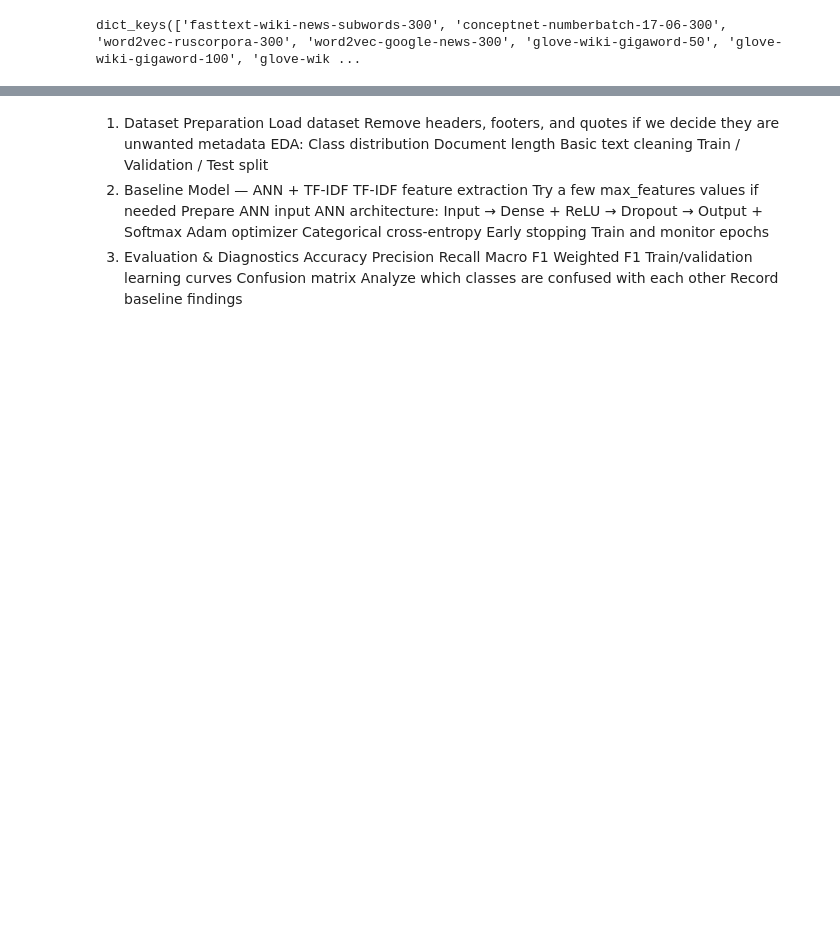
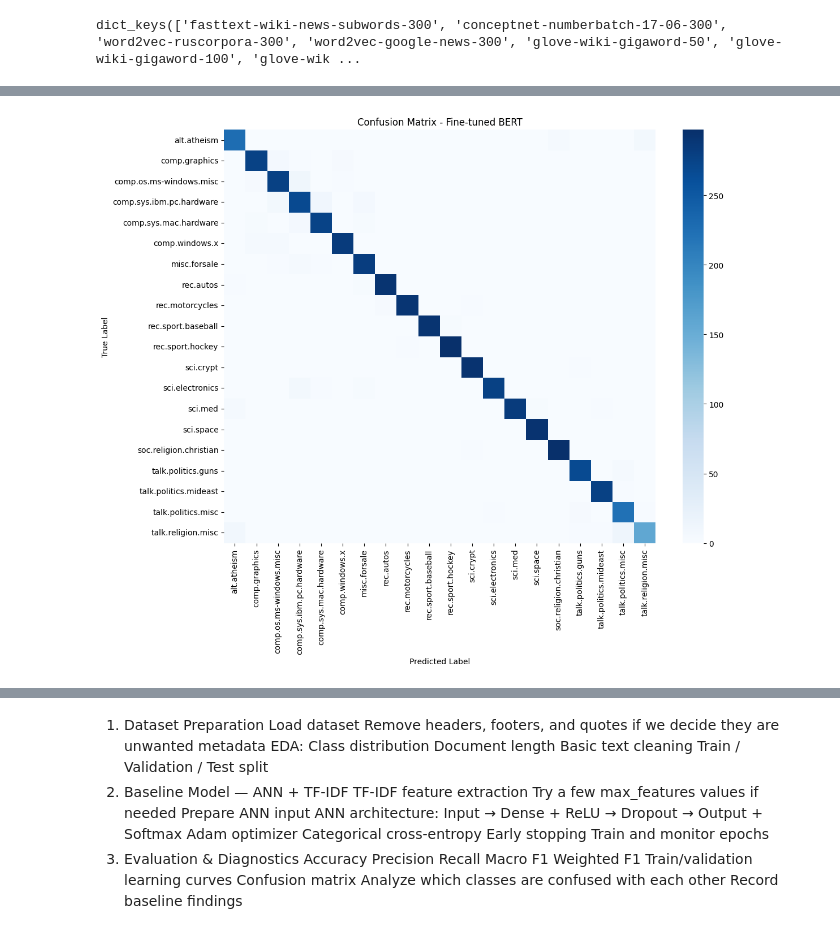
Before and after one commit to fatimahirshad/Sprint-03, a Jupyter notebook: nlp-assignment-2.ipynb, the cells around one changed output, grey strips where cells are left out. Cells and saved outputs as stored; diff of their text form; code cells hidden in the pictures; blank space fills up the shorter version.

```diff
--- a/nlp-assignment-2.ipynb
+++ b/nlp-assignment-2.ipynb
@@ -1367,0 +2141,11 @@ print("Embedding dimension:", fasttext_model.vector_size)
+# %%
+# 7.5 Optimizer for BERT fine-tuning
+
+from torch.optim import AdamW
+
+optimizer = AdamW(
+    finetune_model.parameters(),
+    lr=2e-5
+)
+
+print("Optimizer ready")
@@ -1367,0 +2315,25 @@ print("Embedding dimension:", fasttext_model.vector_size)
+# %%
+# 7.8 Confusion Matrix - Fine-tuned BERT
+
+cm_bert = confusion_matrix(
+    all_labels,
+    all_predictions
+)
+
+plt.figure(figsize=(12, 10))
+
+sns.heatmap(
+    cm_bert,
+    annot=False,
+    cmap="Blues",
+    xticklabels=label_encoder.classes_,
+    yticklabels=label_encoder.classes_
+)
+
+plt.xlabel("Predicted Label")
+plt.ylabel("True Label")
+plt.title("Confusion Matrix - Fine-tuned BERT")
+plt.tight_layout()
+plt.show()
+# %% [output]
+[figure, added]
```
Also changed, not shown: parts of 89 cells of this notebook.
